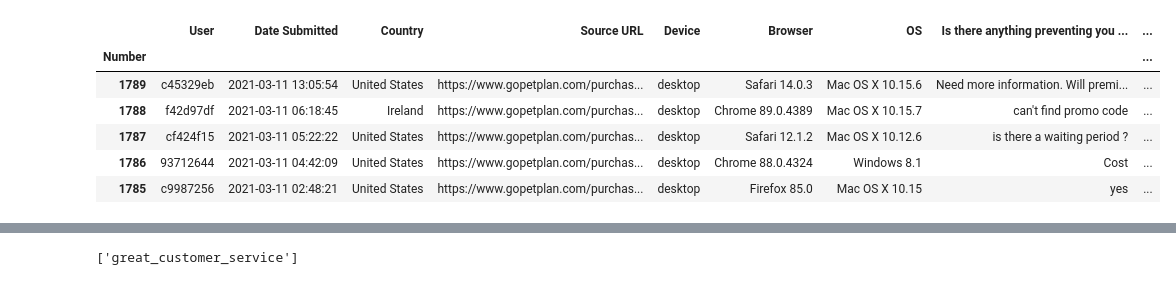
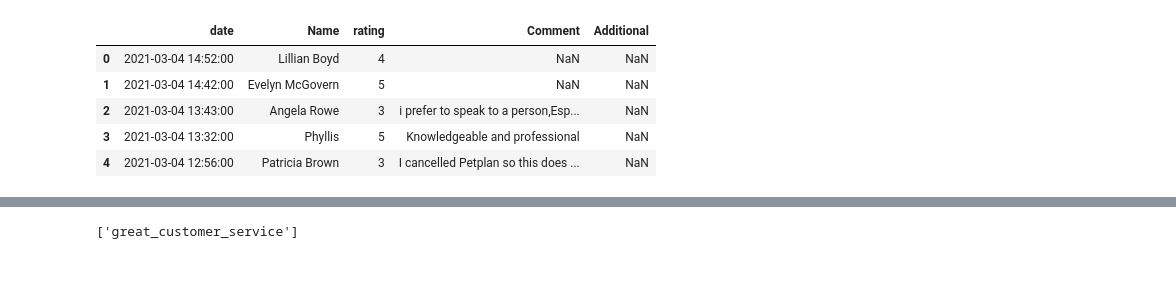
Before and after one commit to lzy3691101/Customer_survey, a Jupyter notebook: Hotjar.ipynb, the cells around one changed output, grey strips where cells are left out. Cells and saved outputs as stored; diff of their text form; code cells hidden in the pictures.

```diff
--- a/Hotjar.ipynb
+++ b/Hotjar.ipynb
@@ -27,13 +28,15 @@ plt.rcParams['figure.dpi'] = 300
 sns.set(rc={"figure.dpi":500, 'savefig.dpi':500})
 %matplotlib inline
 # %%
-df1 = pd.read_excel('hotjar_survey_response_export_2e84dc8e706e41a9b1aed68962b30f28_2002851_618030 (1).xlsx', index_col=0)
-df1.head()
+cs = pd.read_csv('delighted-data_4-March-2021.csv', usecols=[1, 3, 4, 5, 12])
+cs = cs[['Response Timestamp', 'Name', 'Score', 'Comment', 'additional feedback ']]
+cs.columns = ['date', 'Name', 'rating', 'Comment', 'Additional']
+cs.date = pd.to_datetime(cs.date)
+cs.head()
 # %% [output]
-|  | User | Date Submitted | Country | Source URL | Device | Browser | OS | Is there anything preventing you ... | ... |
-| Number |  |  |  |  |  |  |  |  | ... |
-| 1789 | c45329eb | 2021-03-11 13:05:54 | United States | https://www.gopetplan.com/purchas... | desktop | Safari 14.0.3 | Mac OS X 10.15.6 | Need more information. Will premi... | ... |
-| 1788 | f42d97df | 2021-03-11 06:18:45 | Ireland | https://www.gopetplan.com/purchas... | desktop | Chrome 89.0.4389 | Mac OS X 10.15.7 | can't find promo code | ... |
-| 1787 | cf424f15 | 2021-03-11 05:22:22 | United States | https://www.gopetplan.com/purchas... | desktop | Safari 12.1.2 | Mac OS X 10.12.6 | is there a waiting period ? | ... |
-| 1786 | 93712644 | 2021-03-11 04:42:09 | United States | https://www.gopetplan.com/purchas... | desktop | Chrome 88.0.4324 | Windows 8.1 | Cost | ... |
-| 1785 | c9987256 | 2021-03-11 02:48:21 | United States | https://www.gopetplan.com/purchas... | desktop | Firefox 85.0 | Mac OS X 10.15 | yes | ... |
+|  | date | Name | rating | Comment | Additional |
+| 0 | 2021-03-04 14:52:00 | Lillian Boyd | 4 | NaN | NaN |
+| 1 | 2021-03-04 14:42:00 | Evelyn McGovern | 5 | NaN | NaN |
+| 2 | 2021-03-04 13:43:00 | Angela Rowe | 3 | i prefer to speak to a person,Esp... | NaN |
+| 3 | 2021-03-04 13:32:00 | Phyllis | 5 | Knowledgeable and professional | NaN |
+| 4 | 2021-03-04 12:56:00 | Patricia Brown | 3 | I cancelled Petplan so this does ... | NaN |
```
Also changed, not shown: parts of 115 cells of this notebook, 16 other files.
